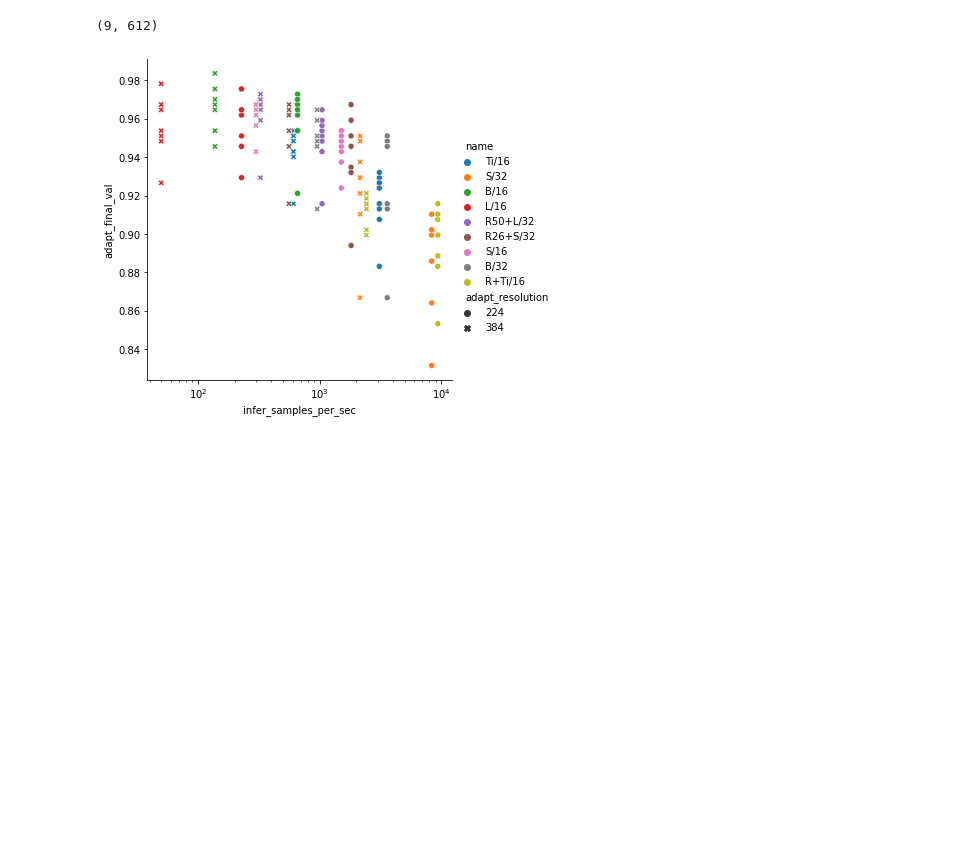
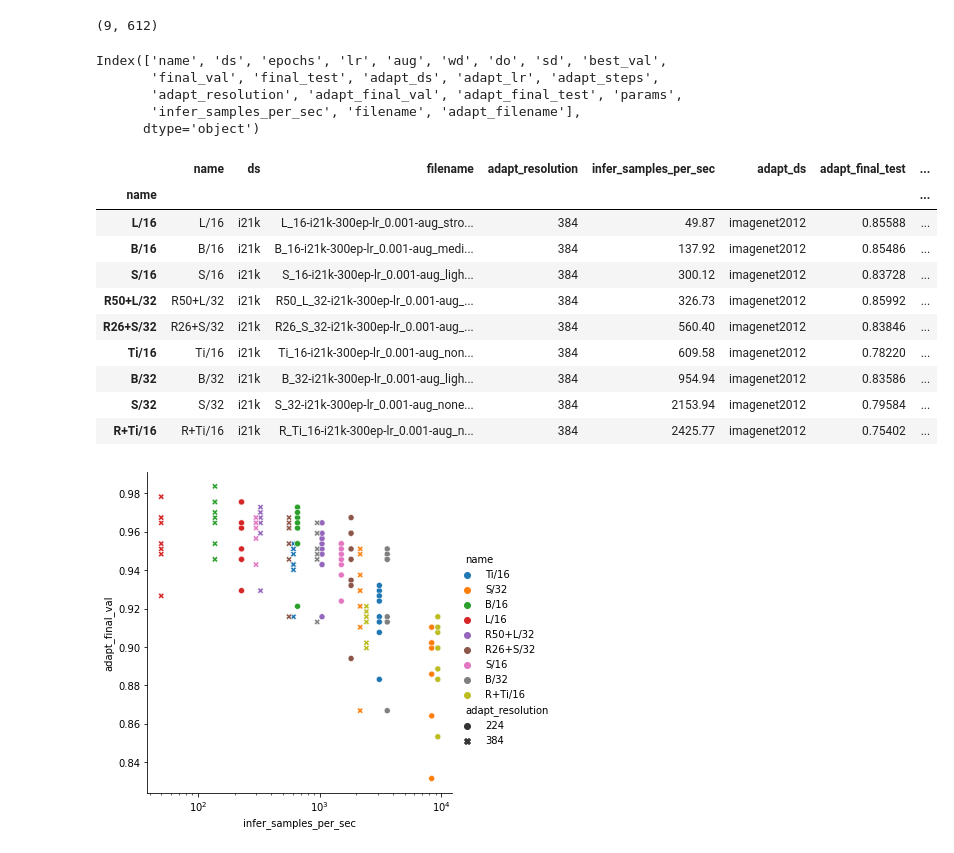
Before and after one commit to google-research/vision_transformer, a Jupyter notebook: vit_jax_augreg.ipynb, the cells around one changed output. Cells and saved outputs as stored; diff of their text form; code cells hidden in the pictures; blank space fills up the shorter version.

```diff
--- a/vit_jax_augreg.ipynb
+++ b/vit_jax_augreg.ipynb
@@ -216,6 +216,37 @@ best_df = df.loc[df.filename.apply(lambda filename: filename in best_filenames)]
 len(best_filenames), len(best_df)
 # %% [output]
 (9, 612)
+# %%
+best_df.columns
+# %% [output]
+Index(['name', 'ds', 'epochs', 'lr', 'aug', 'wd', 'do', 'sd', 'best_val',
+       'final_val', 'final_test', 'adapt_ds', 'adapt_lr', 'adapt_steps',
+       'adapt_resolution', 'adapt_final_val', 'adapt_final_test', 'params',
+       'infer_samples_per_sec', 'filename', 'adapt_filename'],
+      dtype='object')
+# %%
+# Note that this dataframe contains the models from the "i21k_300" column of
+# table 3:
+best_df.query('adapt_ds=="imagenet2012"').groupby('name').apply(
+    lambda df: df.sort_values('adapt_final_val').iloc[-1]
+)[[
+   # Columns from upstream
+   'name', 'ds', 'filename',
+   # Columns from downstream
+   'adapt_resolution', 'infer_samples_per_sec','adapt_ds', 'adapt_final_test', 'adapt_filename',
+]].sort_values('infer_samples_per_sec')
+# %% [output]
+|  | name | ds | filename | adapt_resolution | infer_samples_per_sec | adapt_ds | adapt_final_test | ... |
+| name |  |  |  |  |  |  |  | ... |
+| L/16 | L/16 | i21k | L_16-i21k-300ep-lr_0.001-aug_stro... | 384 | 49.87 | imagenet2012 | 0.85588 | ... |
+| B/16 | B/16 | i21k | B_16-i21k-300ep-lr_0.001-aug_medi... | 384 | 137.92 | imagenet2012 | 0.85486 | ... |
+| S/16 | S/16 | i21k | S_16-i21k-300ep-lr_0.001-aug_ligh... | 384 | 300.12 | imagenet2012 | 0.83728 | ... |
+| R50+L/32 | R50+L/32 | i21k | R50_L_32-i21k-300ep-lr_0.001-aug_... | 384 | 326.73 | imagenet2012 | 0.85992 | ... |
+| R26+S/32 | R26+S/32 | i21k | R26_S_32-i21k-300ep-lr_0.001-aug_... | 384 | 560.40 | imagenet2012 | 0.83846 | ... |
+| Ti/16 | Ti/16 | i21k | Ti_16-i21k-300ep-lr_0.001-aug_non... | 384 | 609.58 | imagenet2012 | 0.78220 | ... |
+| B/32 | B/32 | i21k | B_32-i21k-300ep-lr_0.001-aug_ligh... | 384 | 954.94 | imagenet2012 | 0.83586 | ... |
+| S/32 | S/32 | i21k | S_32-i21k-300ep-lr_0.001-aug_none... | 384 | 2153.94 | imagenet2012 | 0.79584 | ... |
+| R+Ti/16 | R+Ti/16 | i21k | R_Ti_16-i21k-300ep-lr_0.001-aug_n... | 384 | 2425.77 | imagenet2012 | 0.75402 | ... |
 # %%
 # Visualize the 2 (resolution) * 9 (models) * 8 (lr, steps) finetunings for a
 # single dataset (Pets37).
```
Also changed, not shown: parts of 6 cells of this notebook, 1 other file.
